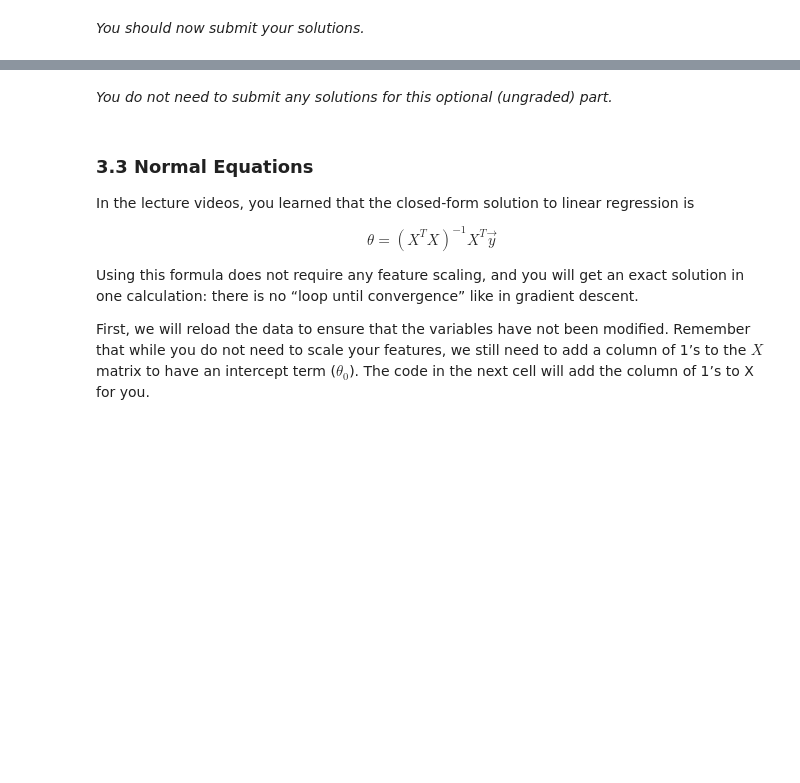
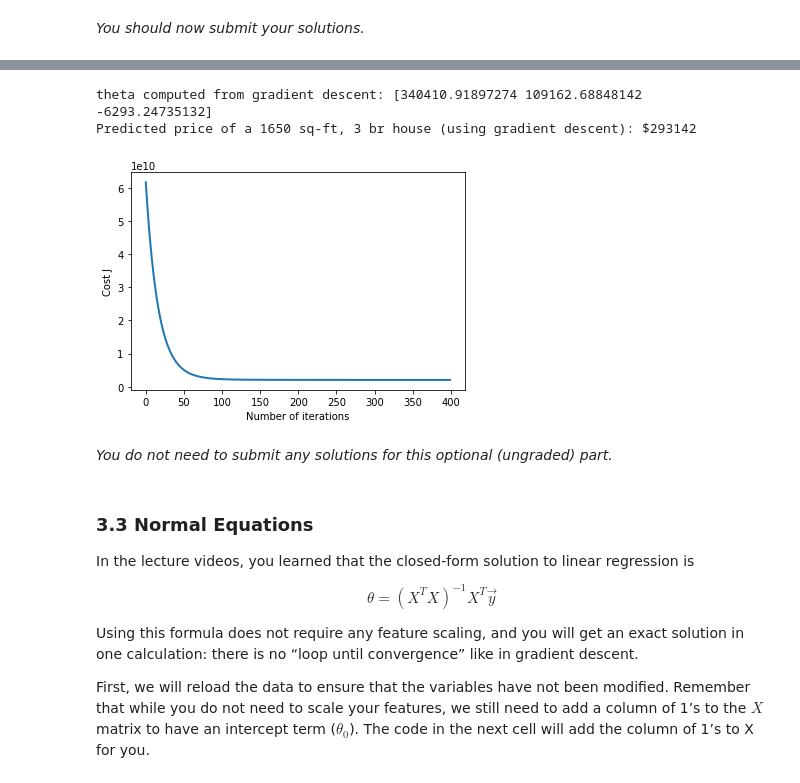
Before and after one commit to Smilkoski/ml-coursera-python-assignments, a Jupyter notebook: Exercise1/exercise1.ipynb, the cells around one changed output, grey strips where cells are left out. Saved outputs shown, nothing was run; the diff lists cells and outputs as text; code cells hidden in the pictures; blank space fills up the shorter version.

```diff
--- a/Exercise1/exercise1.ipynb
+++ b/Exercise1/exercise1.ipynb
@@ -663,8 +660,8 @@ def  featureNormalize(X):
     sigma = np.zeros(X.shape[1])
 
     # =========================== YOUR CODE HERE =====================
-    mu = np.mean(X)
-    sigma = np.std(X)
+    mu = np.mean(X,axis=0)
+    sigma = np.std(X,axis=0)
     X_norm = (X-mu)/sigma
     # ================================================================
     return X_norm, mu, sigma
@@ -767,6 +764,7 @@ def computeCostMulti(X, y, theta):
     J = 0
 
     # ======================= YOUR CODE HERE ===========================
+    J =np.sum(np.square(np.dot(X,theta) - y)) / (2*m)
 
 
     # ==================================================================
@@ -830,6 +840,7 @@ def gradientDescentMulti(X, y, theta, alpha, num_iters):
     for i in range(num_iters):
         # ======================= YOUR CODE HERE ==========================
 
+        theta = theta - (alpha / m) * np.dot(np.dot(X, theta) - y, X)
 
         # =================================================================
 
@@ -887,37 +913,42 @@ alpha and see which one gives you the best result.
 
 Finally, you should complete the code at the end to predict the price
 of a 1650 sq-ft, 3 br house.
 
 Hint
 ----
 At prediction, make sure you do the same feature normalization.
 """
 # Choose some alpha value - change this
-alpha = 0.1
+alpha = 0.03
 num_iters = 400
 
 # init theta and run gradient descent
 theta = np.zeros(3)
 theta, J_history = gradientDescentMulti(X, y, theta, alpha, num_iters)
 
 # Plot the convergence graph
 pyplot.plot(np.arange(len(J_history)), J_history, lw=2)
 pyplot.xlabel('Number of iterations')
 pyplot.ylabel('Cost J')
 
 # Display the gradient descent's result
 print('theta computed from gradient descent: {:s}'.format(str(theta)))
 
 # Estimate the price of a 1650 sq-ft, 3 br house
 # ======================= YOUR CODE HERE ===========================
 # Recall that the first column of X is all-ones.
 # Thus, it does not need to be normalized.
 
-price = 0   # You should change this
-
+test_case = [1,1650,3]
+test_case[1:3] = (test_case[1:3] - mu)/sigma
+# You should change this
+price = np.dot(test_case,theta)
 # ===================================================================
-
 print('Predicted price of a 1650 sq-ft, 3 br house (using gradient descent): ${:.0f}'.format(price))
+# %% [output]
+theta computed from gradient descent: [340410.91897274 109162.68848142  -6293.24735132]
+Predicted price of a 1650 sq-ft, 3 br house (using gradient descent): $293142
+[figure, added]
 # %% [markdown]
 *You do not need to submit any solutions for this optional (ungraded) part.*
 # %% [markdown]
```
Also changed, not shown: parts of 10 cells of this notebook.
